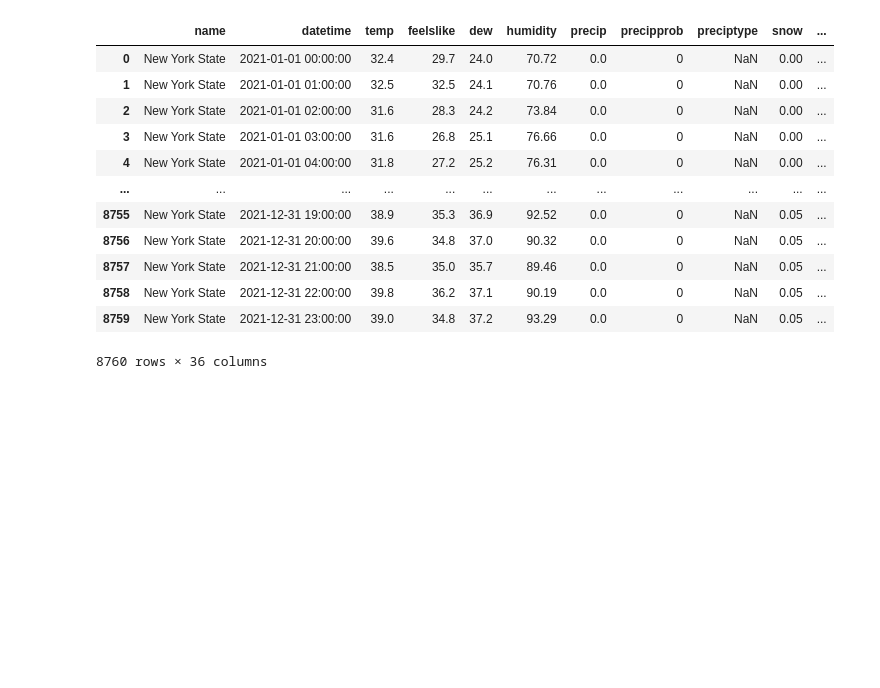
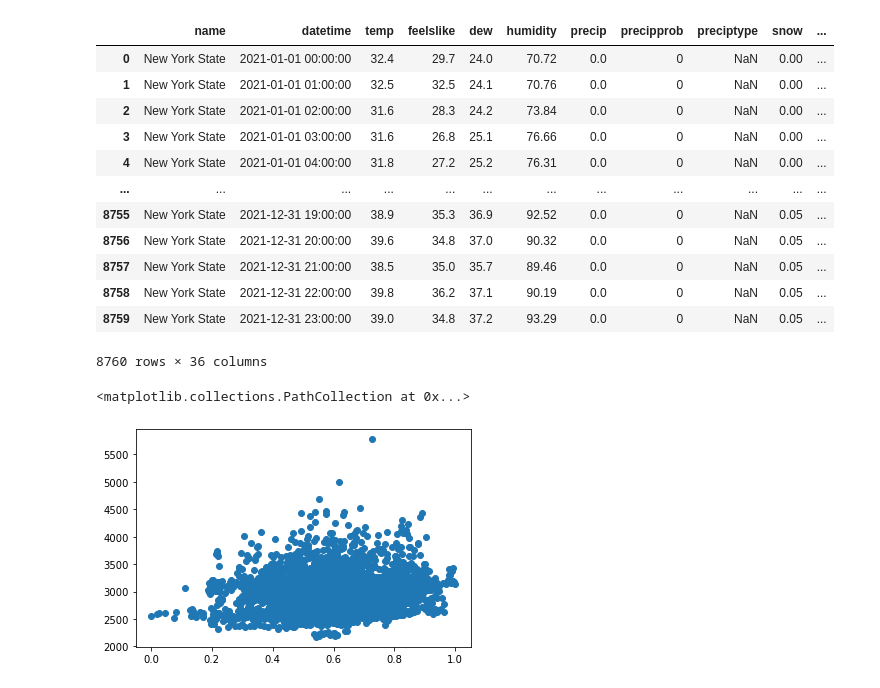
Before and after one commit to pieperpaula/MLProject, a Jupyter notebook: weather_exploration.ipynb, the cells around one changed output. Drawn from its saved outputs; the diff is of its cells as text; code cells hidden in the pictures; blank space fills up the shorter version.

```diff
--- a/weather_exploration.ipynb
+++ b/weather_exploration.ipynb
@@ -110,3 +110,18 @@ merged
 | 8758 | New York State | 2021-12-31 22:00:00 | 39.8 | 36.2 | 37.1 | 90.19 | 0.0 | 0 | NaN | 0.05 | ... |
 | 8759 | New York State | 2021-12-31 23:00:00 | 39.0 | 34.8 | 37.2 | 93.29 | 0.0 | 0 | NaN | 0.05 | ... |
 8760 rows × 36 columns
+# %%
+import pandas as pd
+X_train_solar =pd.read_csv("X_train_solar.csv")
+y_train_solar = pd.read_csv("y_train_solar.csv")
+# %%
+import matplotlib.pyplot as plt
+import numpy as np
+scaled_sea_level = (X_train_solar["sealevelpressure"] - X_train_solar["sealevelpressure"].min()) / (X_train_solar["sealevelpressure"].max() - X_train_solar["sealevelpressure"].min())
+
+#plt.scatter(np.sqrt(abs(X_train_solar["sealevelpressure"])), y_train_solar)
+# %%
+plt.scatter(scaled_sea_level, y_train_solar)
+# %% [output]
+<matplotlib.collections.PathCollection at 0x...>
+[figure, added]
```
Also changed, not shown: parts of 1 cell of this notebook, 1 other file.
